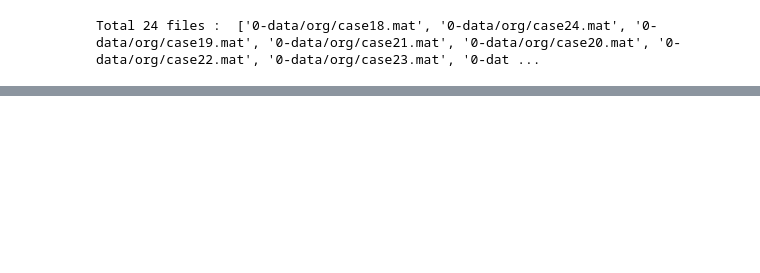
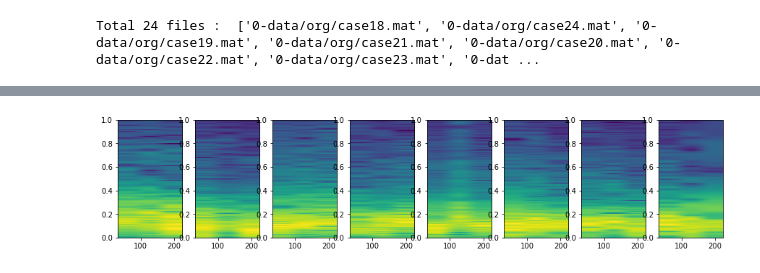
Before and after one commit to yebiny/Depth-of-anaesthesia-EEG, a Jupyter notebook: EEGProcessStep.ipynb, the cells around one changed output, grey strips where cells are left out. Drawn from its saved outputs; the diff is of its cells as text; code cells hidden in the pictures; blank space fills up the shorter version.

```diff
--- a/EEGProcessStep.ipynb
+++ b/EEGProcessStep.ipynb
@@ -91,0 +121,4 @@ plt.show()
+# %%
+draw_specgram([imf2[3],imf2[5], imf2[10], imf2[200], imf2[300], imf2[400], imf2[500], imf2[800]])
+# %% [output]
+[figure, added]
```
Also changed, not shown: parts of 22 cells of this notebook, 1 other file.
